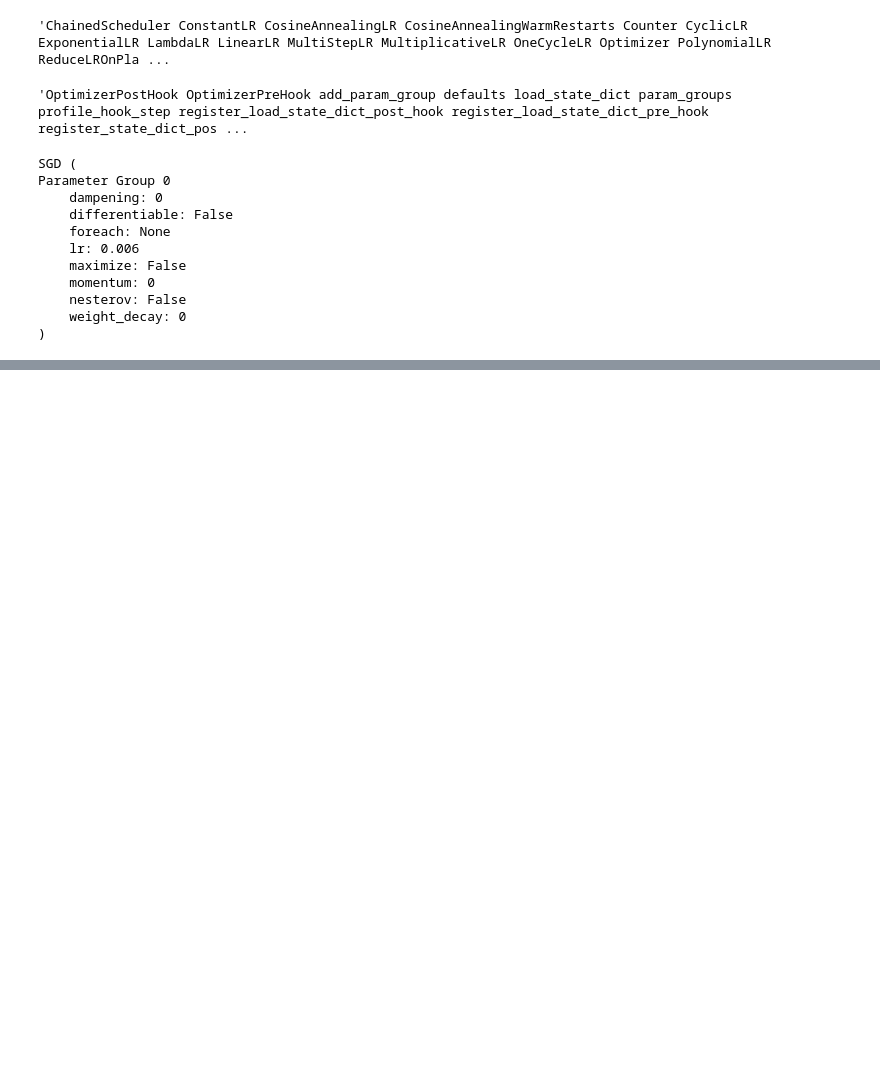
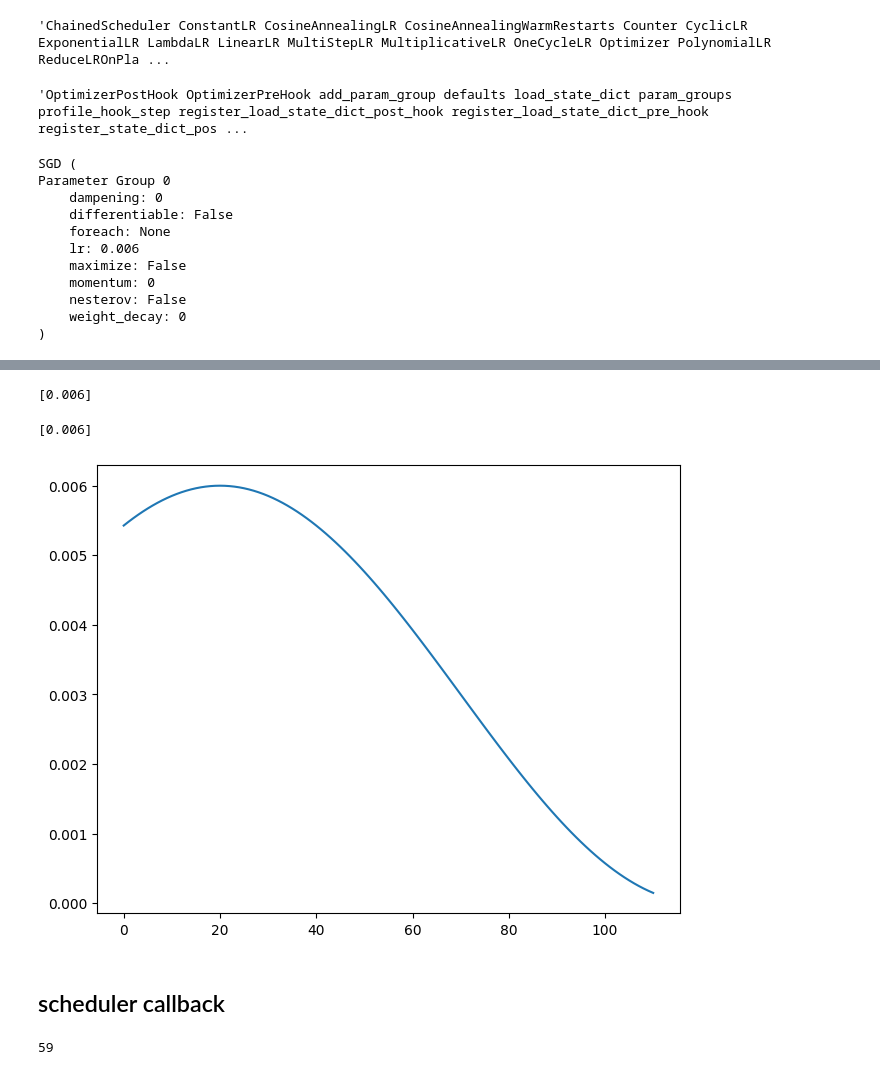
Before and after one commit to mtm-007/Deep-Learing-from-the-foundation-and-GEN_AI, a Jupyter notebook: accel_sgd.ipynb, the cells around one changed output, grey strips where cells are left out. Drawn from its saved outputs; the diff is of its cells as text; code cells hidden in the pictures; blank space fills up the shorter version.

Commit message:
lr_scheduler with cosineAnnealing & onecycle

```diff
--- a/accel_sgd.ipynb
+++ b/accel_sgd.ipynb
@@ -276,0 +337,24 @@ st = opt.state[param]
+# %%
+sched = lr_scheduler.CosineAnnealingLR(opt,100)
+# %%
+sched.base_lrs
+# %% [output]
+[0.006]
+# %%
+sched.get_last_lr()
+# %% [output]
+[0.006]
+# %%
+def sched_lrs(sched,steps):
+    lrs = [sched.get_last_lr()]
+    for i in range(steps):
+        sched.optimizer.step()
+        sched.step()
+        lrs.append(sched.get_last_lr())
+    plt.plot(lrs)
+# %%
+sched_lrs(sched,110)
+# %% [output]
+[figure, added]
+# %% [markdown]
+## scheduler callback
@@ -276,0 +396,4 @@ st = opt.state[param]
+# %%
+len(dls.train)
+# %% [output]
+59
```
Also changed, not shown: parts of 23 cells of this notebook.
